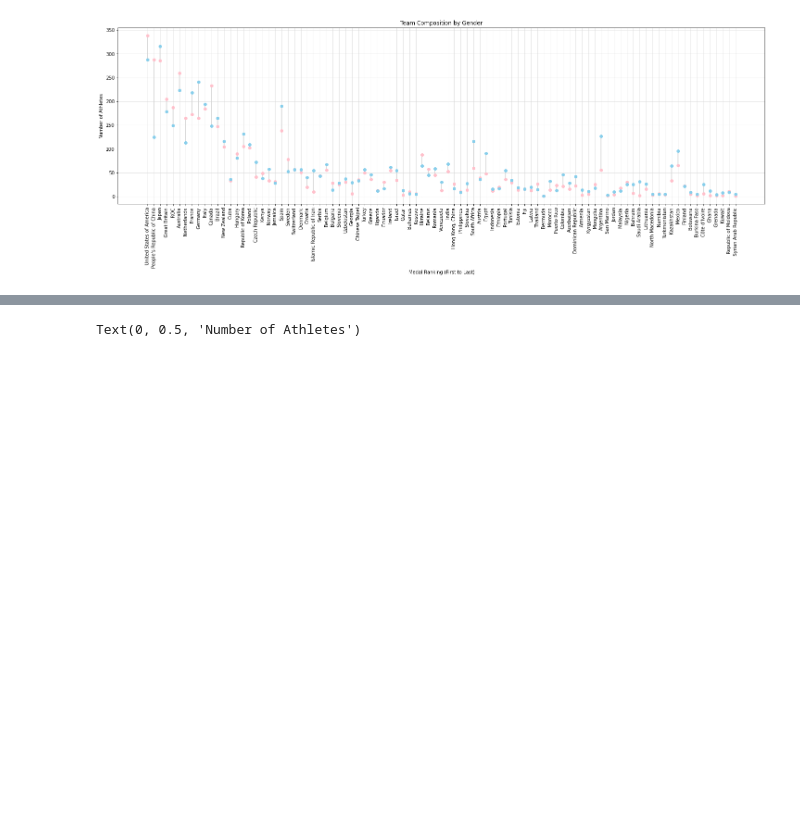
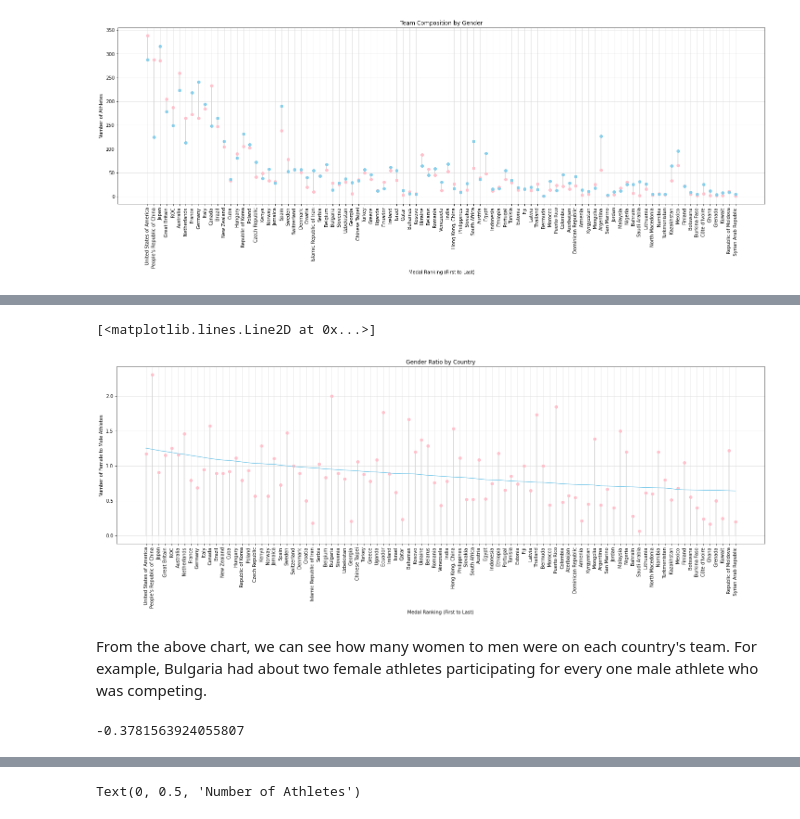
Before and after one commit to denaliazhi/INCOMPLETE-analyzing_Tokyo_Olympics, a Jupyter notebook: scraping-tokyo-olympics.ipynb, the cells around one changed output, grey strips where cells are left out. Cells and saved outputs as stored; diff of their text form; code cells hidden in the pictures; blank space fills up the shorter version.

```diff
--- a/scraping-tokyo-olympics.ipynb
+++ b/scraping-tokyo-olympics.ipynb
@@ -221,0 +213,45 @@ print(r_1, r_2, r_3)
+# %%
+# Calculate the gender ratio for each country
+ratio = []
+i = 0
+while i < len(totals):
+    ratio.append(totals['Athletes_F'][i]/totals['Athletes_M'][i])
+    i = i + 1
+# Add column to dataframe
+totals = totals.assign(Gender_Ratio = ratio)
+
+# Create a lollipop chart
+fig, axs = plt.subplots(figsize = (25,7))
+axs.plot(totals['Country'], totals['Gender_Ratio'], marker="o", linewidth=0, color='pink')
+plt.vlines(x=totals['Country'], ymin=0, ymax=totals['Gender_Ratio'], color='lightgrey')
+
+# Styling
+plt.xticks(rotation=90)
+plt.title("Gender Ratio by Country")
+plt.xlabel("Medal Ranking (First to Last)")
+plt.ylabel("Number of Female to Male Athletes")
+plt.grid(color='lightgrey', linewidth=0.5)
+
+# Plot a trend line with the following steps
+
+# Convert columns from Pandas dataframe to Numpy array
+country = totals["index"].to_numpy()
+ratio = totals["Gender_Ratio"].to_numpy()
+
+# Fit a linear polynomial to the data
+z = np.polyfit(country, athletes, 1)
+p = np.poly1d(z)
+
+# Plot the trend line
+plt.plot(totals["Country"], p(country), color="skyblue")
+# %% [output]
+[<matplotlib.lines.Line2D at 0x...>]
+[figure, added]
+# %% [markdown]
+From the above chart, we can see how many women to men were on each country's team. For example, Bulgaria had about two female athletes participating for every one male athlete who was competing.
+# %%
+# Correlation between gender ratio and medal standing, using Pandas
+r = totals["Gender_Ratio"].corr(totals["index"])
+r
+# %% [output]
+-0.3781563924055807
```
Also changed, not shown: parts of 6 cells of this notebook.
